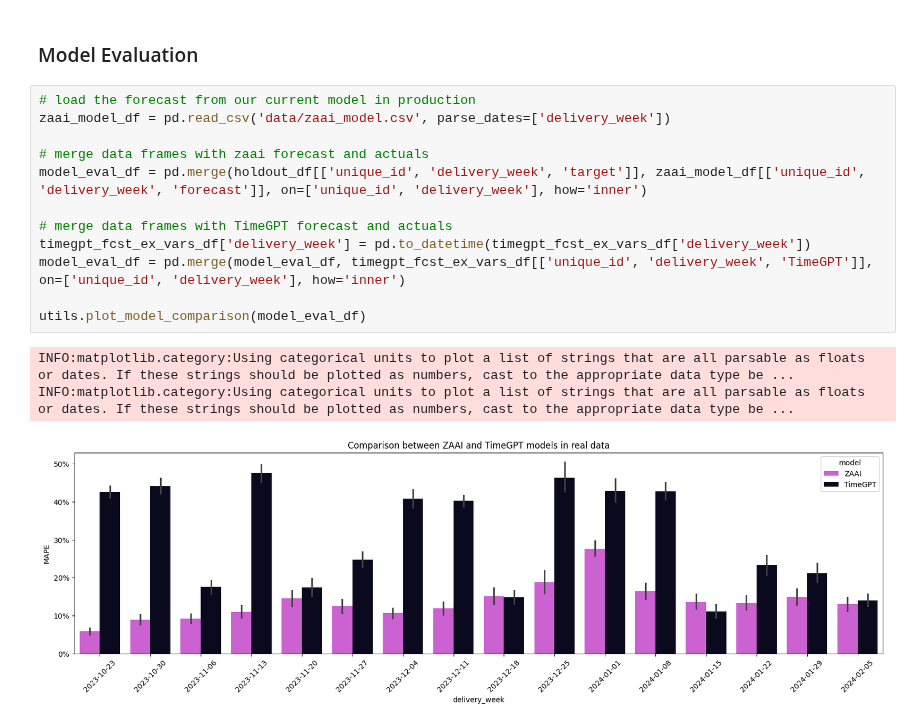
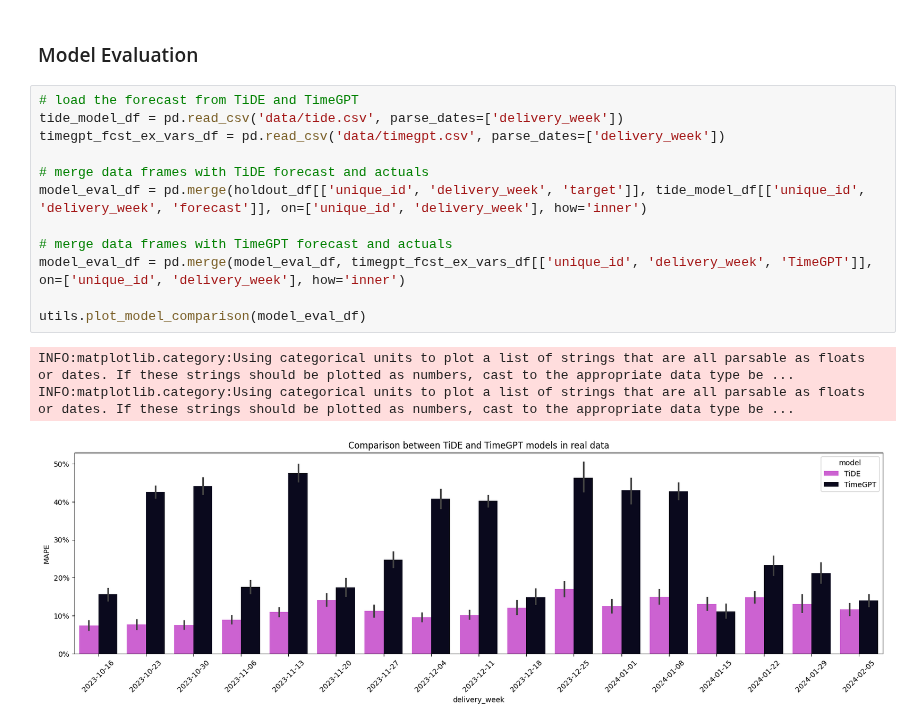
Before and after one commit to zaai-ai/lab, a Jupyter notebook: forecasting/TimeGPT/TimeGPT.ipynb, the cells around one changed output. Saved outputs shown, nothing was run; the diff lists cells and outputs as text.

Commit message:
and TiDE vs TimeGPT notebook

```diff
--- a/forecasting/TimeGPT/TimeGPT.ipynb
+++ b/forecasting/TimeGPT/TimeGPT.ipynb
@@ -121,18 +121,18 @@ timegpt.plot(
 # %% [markdown]
 ### Model Evaluation
 # %%
-# load the forecast from our current model in production
-zaai_model_df = pd.read_csv('data/zaai_model.csv', parse_dates=['delivery_week'])
+# load the forecast from TiDE and TimeGPT
+tide_model_df = pd.read_csv('data/tide.csv', parse_dates=['delivery_week'])
+timegpt_fcst_ex_vars_df = pd.read_csv('data/timegpt.csv', parse_dates=['delivery_week'])
 
-# merge data frames with zaai forecast and actuals
-model_eval_df = pd.merge(holdout_df[['unique_id', 'delivery_week', 'target']], zaai_model_df[['unique_id', 'delivery_week', 'forecast']], on=['unique_id', 'delivery_week'], how='inner')
+# merge data frames with TiDE forecast and actuals
+model_eval_df = pd.merge(holdout_df[['unique_id', 'delivery_week', 'target']], tide_model_df[['unique_id', 'delivery_week', 'forecast']], on=['unique_id', 'delivery_week'], how='inner')
 
 # merge data frames with TimeGPT forecast and actuals
-timegpt_fcst_ex_vars_df['delivery_week'] = pd.to_datetime(timegpt_fcst_ex_vars_df['delivery_week'])
 model_eval_df = pd.merge(model_eval_df, timegpt_fcst_ex_vars_df[['unique_id', 'delivery_week', 'TimeGPT']], on=['unique_id', 'delivery_week'], how='inner')
 
 utils.plot_model_comparison(model_eval_df)
 # %% [output]
 INFO:matplotlib.category:Using categorical units to plot a list of strings that are all parsable as floats or dates. If these strings should be plotted as numbers, cast to the appropriate data type be ...
 INFO:matplotlib.category:Using categorical units to plot a list of strings that are all parsable as floats or dates. If these strings should be plotted as numbers, cast to the appropriate data type be ...
-[figure, old version]
+[figure, new version]
```
Also changed, not shown: 1 other file.
